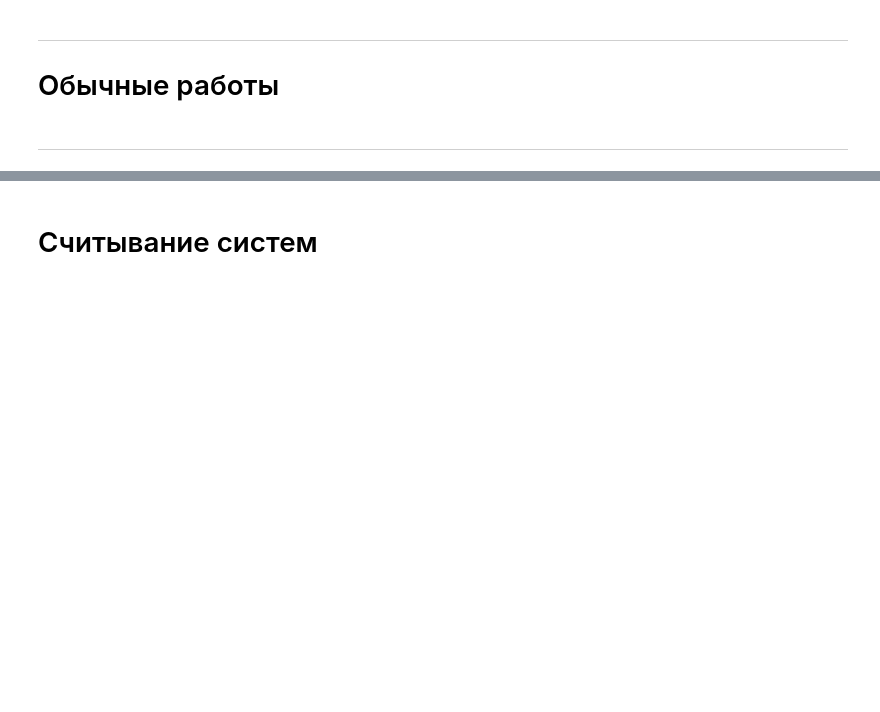
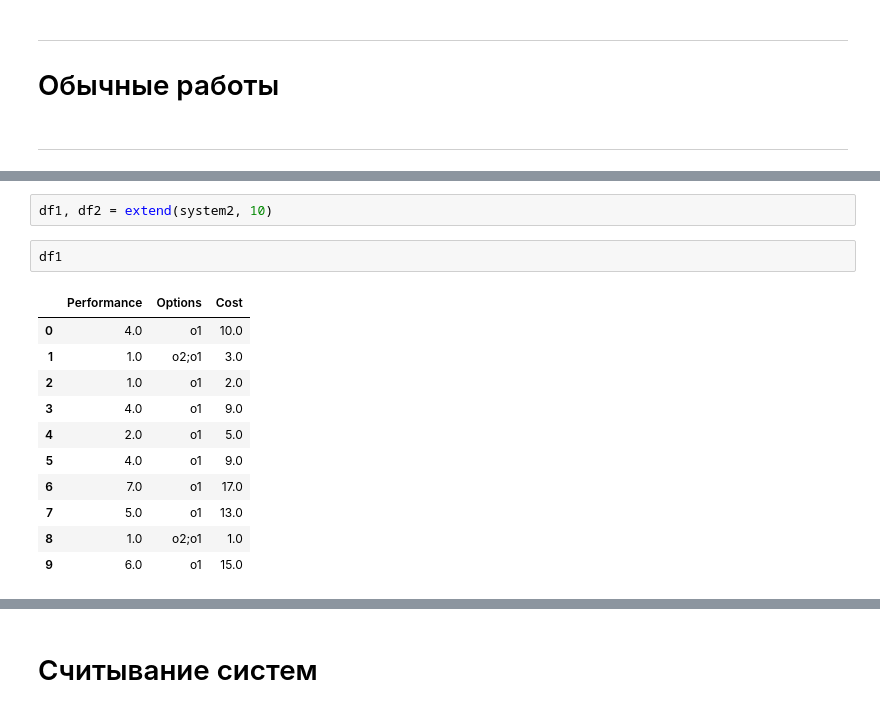
Before and after one commit to Fersol/Static-dynamic-shedule, a Jupyter notebook: experiments.ipynb, the cells around one changed output, grey strips where cells are left out. Drawn from its saved outputs; the diff is of its cells as text; blank space fills up the shorter version.

```diff
--- a/experiments.ipynb
+++ b/experiments.ipynb
@@ -246,0 +328,16 @@ def create_tasks_random(tasks_bound, n_part, periods, load, system):
+# %%
+df1, df2 = extend(system2, 10)
+# %%
+df1
+# %% [output]
+|  | Performance | Options | Cost |
+| 0 | 4.0 | o1 | 10.0 |
+| 1 | 1.0 | o2;o1 | 3.0 |
+| 2 | 1.0 | o1 | 2.0 |
+| 3 | 4.0 | o1 | 9.0 |
+| 4 | 2.0 | o1 | 5.0 |
+| 5 | 4.0 | o1 | 9.0 |
+| 6 | 7.0 | o1 | 17.0 |
+| 7 | 5.0 | o1 | 13.0 |
+| 8 | 1.0 | o2;o1 | 1.0 |
+| 9 | 6.0 | o1 | 15.0 |
```
Also changed, not shown: parts of 16 cells of this notebook, 2 other files.
